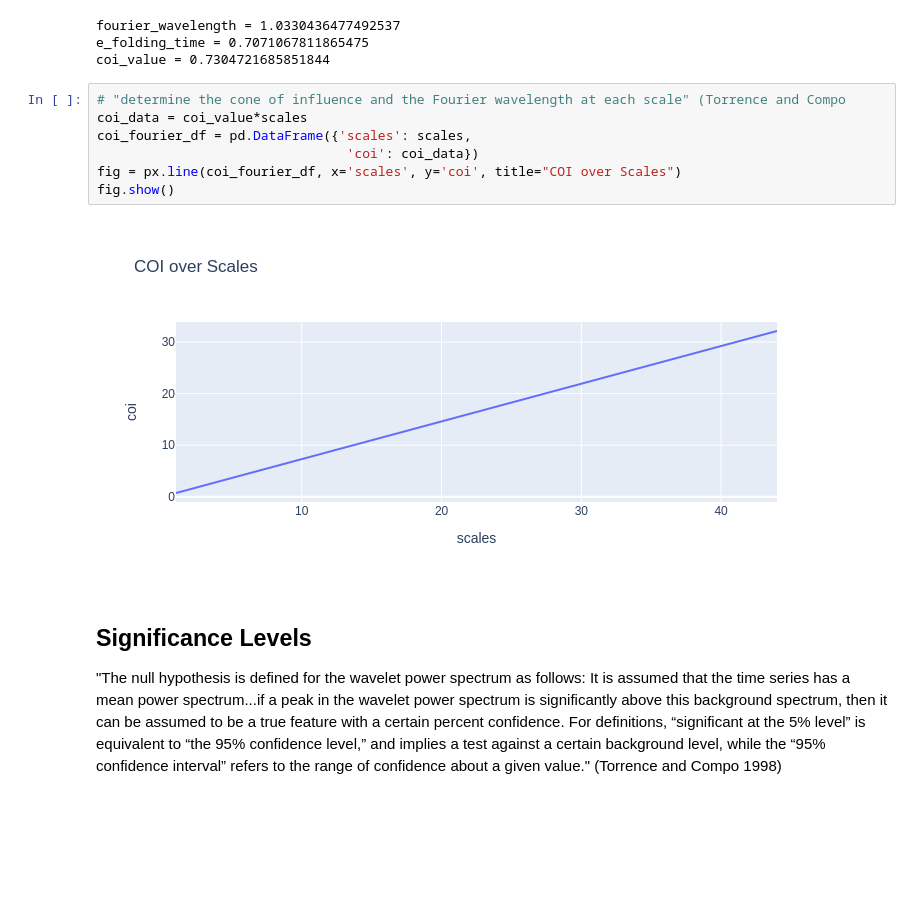
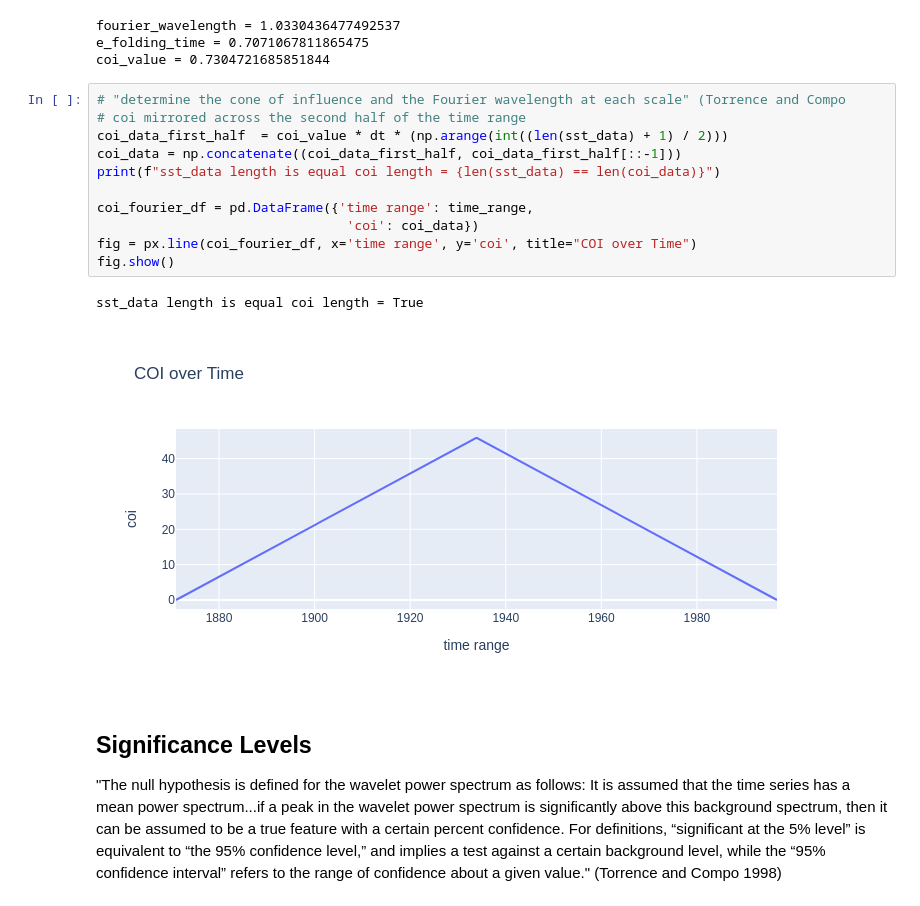
Before and after one commit to cyschneck/wavelet-tutorial, a Jupyter notebook: wavelet_nino.ipynb, the cells around one changed output. Drawn from its saved outputs; the diff is of its cells as text; blank space fills up the shorter version.

Commit message:
coi across time range

```diff
--- a/wavelet_nino.ipynb
+++ b/wavelet_nino.ipynb
@@ -281,13 +298,18 @@ e_folding_time = 0.7071067811865475
 coi_value = 0.7304721685851844
 # %%
 # "determine the cone of influence and the Fourier wavelength at each scale" (Torrence and Compo
-coi_data = coi_value*scales
-coi_fourier_df = pd.DataFrame({'scales': scales,
+# coi mirrored across the second half of the time range
+coi_data_first_half  = coi_value * dt * (np.arange(int((len(sst_data) + 1) / 2)))
+coi_data = np.concatenate((coi_data_first_half, coi_data_first_half[::-1]))
+print(f"sst_data length is equal coi length = {len(sst_data) == len(coi_data)}")
+
+coi_fourier_df = pd.DataFrame({'time range': time_range,
                                 'coi': coi_data})
-fig = px.line(coi_fourier_df, x='scales', y='coi', title="COI over Scales")
+fig = px.line(coi_fourier_df, x='time range', y='coi', title="COI over Time")
 fig.show()
 # %% [output]
+sst_data length is equal coi length = True
-[figure, old version]
+[figure, new version]
 # %% [markdown]
 ## Significance Levels
 
```
Also changed, not shown: parts of 1 cell of this notebook.
